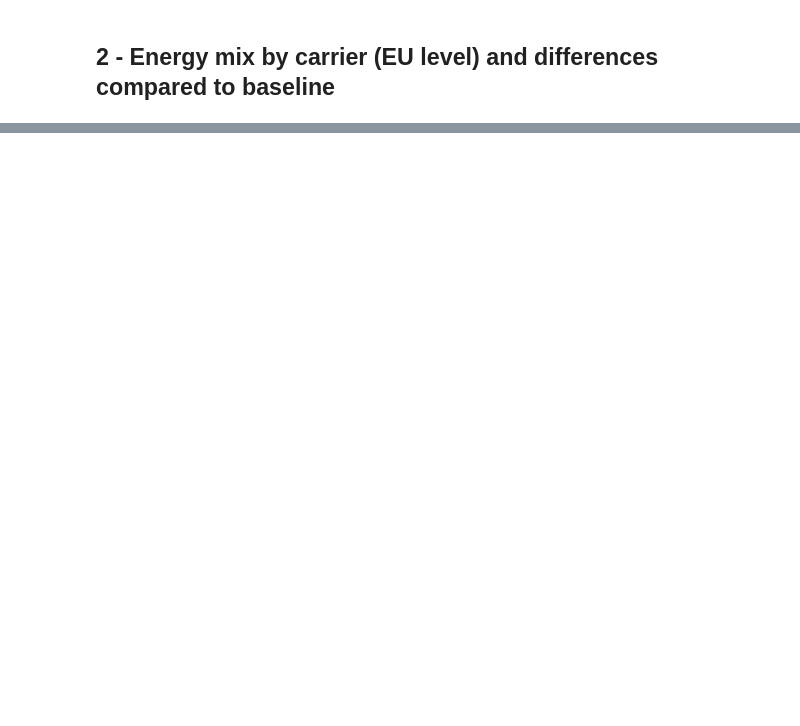
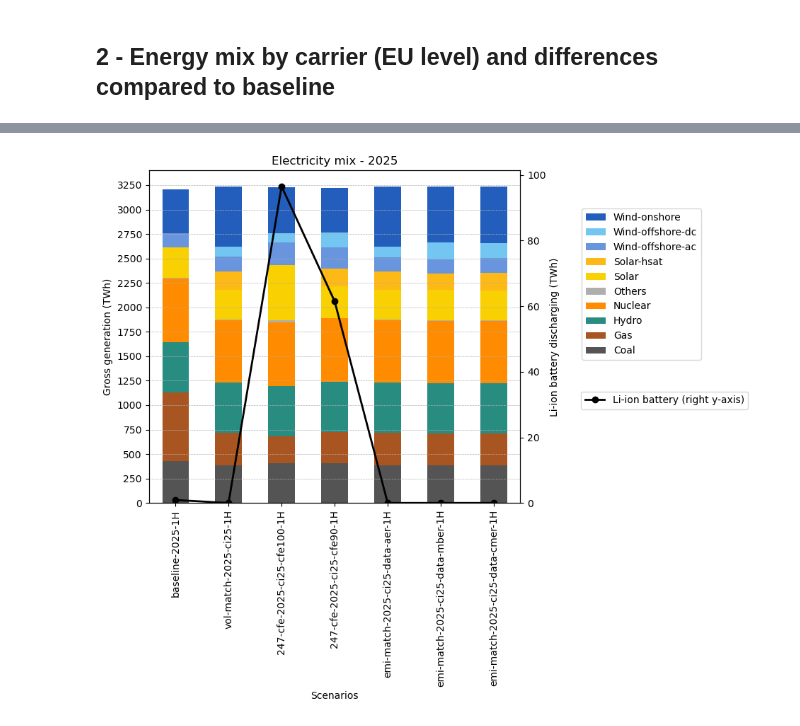
Before and after one commit to open-energy-transition/procurement-metastudy, a Jupyter notebook: notebooks/energy-mix.ipynb, the cells around one changed output, grey strips where cells are left out. Drawn from its saved outputs; the diff is of its cells as text; code cells hidden in the pictures; blank space fills up the shorter version.

```diff
--- a/notebooks/energy-mix.ipynb
+++ b/notebooks/energy-mix.ipynb
@@ -487,23 +512,87 @@ fig.savefig(f"differences_wrt_baseline-{planning_horizon}-{ci_participation}-{ti
 # %%
 # 3 - Process results for energy mix
-df_concat = pd.concat(dfs, axis=1)
-df_concat.fillna(0, inplace=True)
+for planning_horizon, dfs in df_year.items():
+    print(f"--------Energy Mix - Planning Horizon: {planning_horizon}--------")
+    df_concat = pd.concat(dfs, axis=1)
+    df_concat.fillna(0, inplace=True)
 
-# Separete carriers below the threshold of 1% of total gross generation into "Others"
-thresholds = df_concat.sum(axis=0) * 0.01
-other_carriers = {}
-df_mod = df_concat.copy()
+    # Separete carriers below the threshold of 1% of total gross generation into "Others"
+    thresholds = df_concat.sum(axis=0) * 0.01
+    other_carriers = {}
+    df_mod = df_concat.copy()
 
-for col in df_mod.columns:
-    mask = df_mod[col] < thresholds[col]
-    other_carriers[col] = df_mod.index[mask].tolist()
-    df_mod.loc[mask, col] = np.nan
+    for col in df_mod.columns:
+        mask = df_mod[col] < thresholds[col]
+        other_carriers[col] = df_mod.index[mask].tolist()
+        df_mod.loc[mask, col] = np.nan
 
-other_row = {}
-for col in df_mod.columns:
-    carriers_to_sum = [c for c in other_carriers[col] if "battery" not in c]
-    other_row[col] = df_concat.loc[carriers_to_sum, col].sum() if carriers_to_sum else np.nan
+    other_row = {}
+    for col in df_mod.columns:
+        carriers_to_sum = [c for c in other_carriers[col] if "battery" not in c]
+        other_row[col] = df_concat.loc[carriers_to_sum, col].sum() if carriers_to_sum else np.nan
 
-df_mod.loc["Others"] = other_row
+    df_mod.loc["Others"] = other_row
 
-df_mod = df_mod.dropna(how='all')
+    df_mod = df_mod.dropna(how='all')
+
+    # 3.1 - Aggregate by carrier_map and prepare color plot
+    df_color_mix = pd.Series(
+                [network.carriers.color.get(c) or "#000000" for c in df_mod.index],
+                index=df_mod.index,
+                name="color"
+            )
+    df_color_mix.rename(index=carrier_map, inplace=True)
+    df_color_mix = df_color_mix[~df_color_mix.index.duplicated(keep='first')]
+    df_color_mix.sort_index(inplace=True) # to align with df_new, since df_new.index is sorted after we rename the index
+    df_color_mix.loc["Li-ion battery"] = "#000000"
+    df_color_mix_mod = df_color_mix.drop("Li-ion battery", errors="ignore")
+    df_color_mix_mod.loc["Others"] = "#00000051"
+
+    df_concat.rename(index=carrier_map, inplace=True)
+    df_concat = df_concat.groupby(level=0).sum()
+
+    df_mod_new = df_mod.rename(index=carrier_map)
+    df_mod_new = df_mod_new.groupby(level=0).sum()
+    df_mod_new = df_mod_new.drop("Li-ion battery", axis=0, errors="ignore")
+
+    # 3.2 - Plot the energy mix by carrier and scenario
+    fig, ax = plt.subplots(figsize=(7, 6))
+
+    df_mod_new.T.plot(ax=ax, kind='bar', color=df_color_mix_mod, figsize=(10, 8), stacked=True)
+    ax.set_xlabel("Scenarios")
+    ax.set_ylabel("Gross generation (TWh)")
+    ymax = df_mod_new.sum().max()
+    ax.set_ylim([0,1.05*ymax])
+    if ymax > 500:
+        ymult = 250
+    elif 100 < ymax <= 500:
+        ymult = 100
+    elif 25 < ymax <= 100:
+        ymult = 25
+    else:
+        ymult = 10
+    ax.yaxis.set_major_locator(plt.MultipleLocator(ymult))
+    ax.grid(axis='y', which='both', linestyle='--', linewidth=0.5)
+
+    # Invert the order of the legend labels
+    ax.legend(bbox_to_anchor=(1.15, 1), )
+    handles, labels = ax.get_legend_handles_labels()
+    ax.legend(handles[::-1], labels[::-1], bbox_to_anchor=(1.5, 0.9))
+
+    # Li-ion battery discharging
+    ax2 = ax.twinx()
+    df_concat.T.loc[:, "Li-ion battery"].plot(ax=ax2, kind='line', color='k', linewidth=2, marker='o', label="Li-ion battery (right y-axis)")
+    ax2.set_ylabel("Li-ion battery discharging (TWh)")
+
+    ymin = df_concat.T.loc[:, "Li-ion battery"].min()
+    ymax = df_concat.T.loc[:, "Li-ion battery"].max()
+    ax2.set_ylim([0*ymin, 1.05*ymax])
+
+    ax2.legend(bbox_to_anchor=(1.15, 0.35), loc='upper left')
+
+    # save
+    plt.title(f"Electricity mix - {planning_horizon}")
+    plt.tight_layout()
+    plt.show()
+    fig.savefig(f"energy_mix_by_carrier_scenario-{planning_horizon}-{ci_participation}-{time_resolution}H", dpi=300, bbox_inches="tight")
+# %% [output]
@@ -509,0 +600 @@ df_mod = df_mod.dropna(how='all')
+[figure, added]
```
Also changed, not shown: parts of 10 cells of this notebook, 2 other files.
